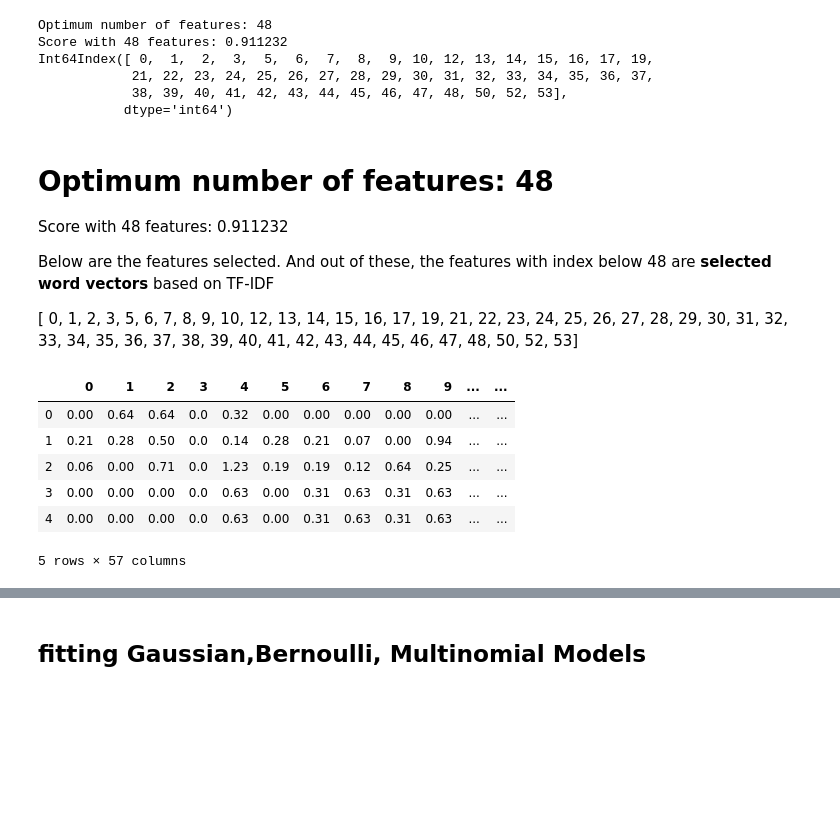
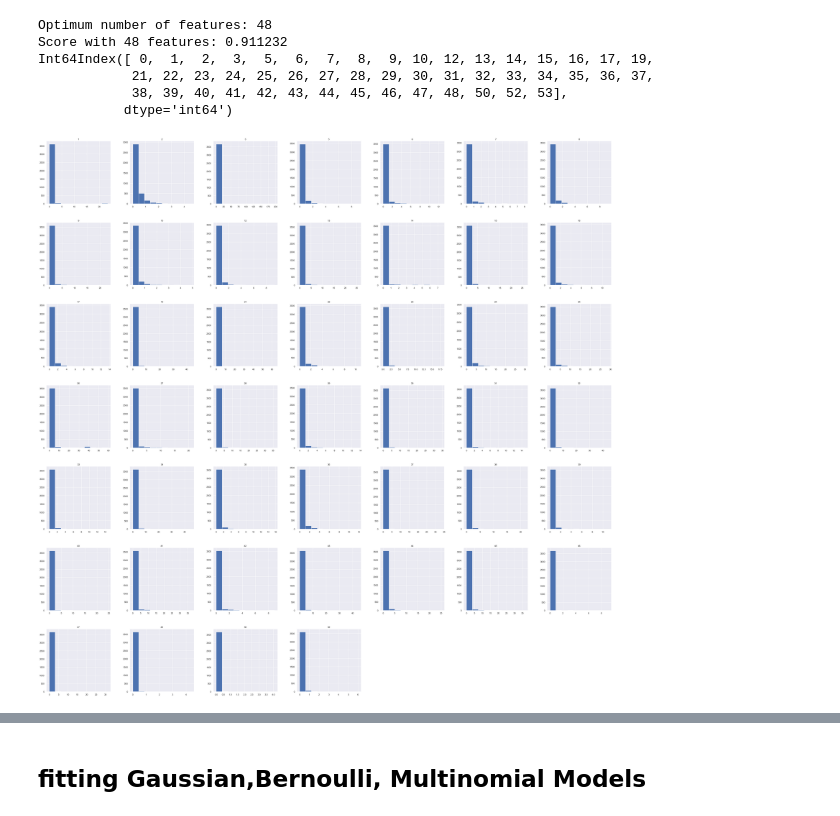
Before and after one commit to Sivaraja-Rajaboina/sapambase, a Jupyter notebook: spambase.ipynb, the cells around one changed output, grey strips where cells are left out. Cells and saved outputs as stored; diff of their text form; code cells hidden in the pictures; blank space fills up the shorter version.

```diff
--- a/spambase.ipynb
+++ b/spambase.ipynb
@@ -263,27 +264,12 @@ Int64Index([ 0,  1,  2,  3,  5,  6,  7,  8,  9, 10, 12, 13, 14, 15, 16, 17, 19,
             21, 22, 23, 24, 25, 26, 27, 28, 29, 30, 31, 32, 33, 34, 35, 36, 37,
             38, 39, 40, 41, 42, 43, 44, 45, 46, 47, 48, 50, 52, 53],
            dtype='int64')
-# %% [markdown]
-<h1>Optimum number of features: 48</h1>
-<p>Score with 48 features: 0.911232</p>
-<p>Below are the features selected. And out of these, the features with index below 48 are  <b>selected word vectors</b> based on TF-IDF </p>
-
-[ 0,  1,  2,  3,  5,  6,  7,  8,  9, 10, 12, 13, 14, 15, 16, 17, 19,
-            21, 22, 23, 24, 25, 26, 27, 28, 29, 30, 31, 32, 33, 34, 35, 36, 37,
-            38, 39, 40, 41, 42, 43, 44, 45, 46, 47, 48, 50, 52, 53]
-# %%
-x_train=x_train.iloc[:,selected_features_rfe]
-x_test=x_test.iloc[:,selected_features_rfe]
-X.head()
-# %% [output]
-|  | 0 | 1 | 2 | 3 | 4 | 5 | 6 | 7 | 8 | 9 | ... | ... |
-| 0 | 0.00 | 0.64 | 0.64 | 0.0 | 0.32 | 0.00 | 0.00 | 0.00 | 0.00 | 0.00 | ... | ... |
-| 1 | 0.21 | 0.28 | 0.50 | 0.0 | 0.14 | 0.28 | 0.21 | 0.07 | 0.00 | 0.94 | ... | ... |
-| 2 | 0.06 | 0.00 | 0.71 | 0.0 | 1.23 | 0.19 | 0.19 | 0.12 | 0.64 | 0.25 | ... | ... |
-| 3 | 0.00 | 0.00 | 0.00 | 0.0 | 0.63 | 0.00 | 0.31 | 0.63 | 0.31 | 0.63 | ... | ... |
-| 4 | 0.00 | 0.00 | 0.00 | 0.0 | 0.63 | 0.00 | 0.31 | 0.63 | 0.31 | 0.63 | ... | ... |
-5 rows × 57 columns
 # %%
-#spam_df=pd.DataFrame(x_train,columns=x_train.columns[1:-1])
-#grr = pd.plotting.scatter_matrix(spam_df, c=y_train, figsize=(50, 50), marker='o', s=60, alpha=.8)
+selected_featues = x_train.iloc[:,selected_features_rfe]
+sdf=pd.DataFrame(selected_featues,columns=selected_featues.columns[1:-1])
+sdf.hist(figsize = (50,50) )
+plt.show()
+#grr = pd.plotting.scatter_matrix(sdf, c=y_train, figsize=(15, 15), marker='o',hist_kwds={'bins': 20}, s=60, alpha=.8)
+# %% [output]
+[figure, added]
 # %%
```
Also changed, not shown: parts of 24 cells of this notebook.
